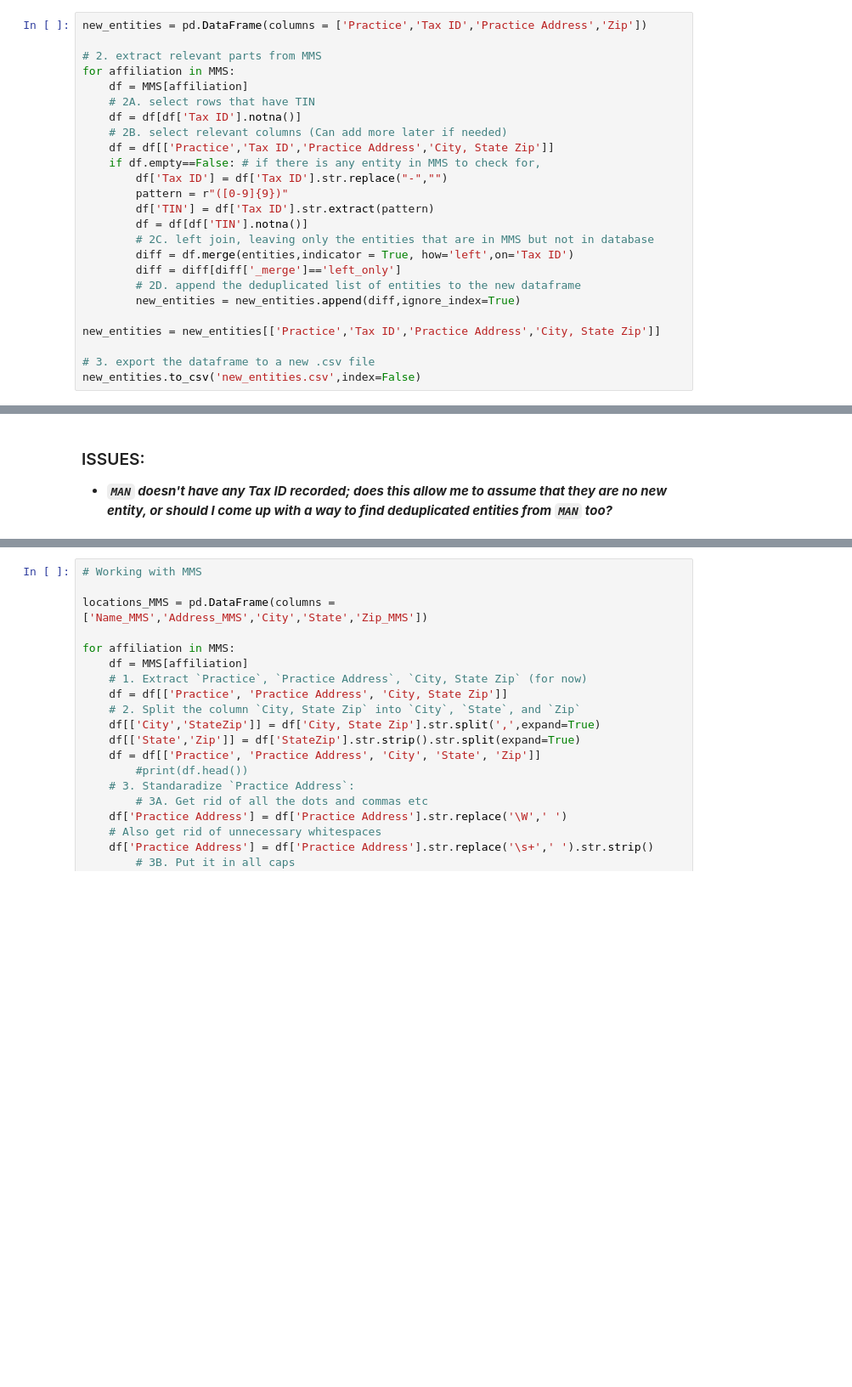
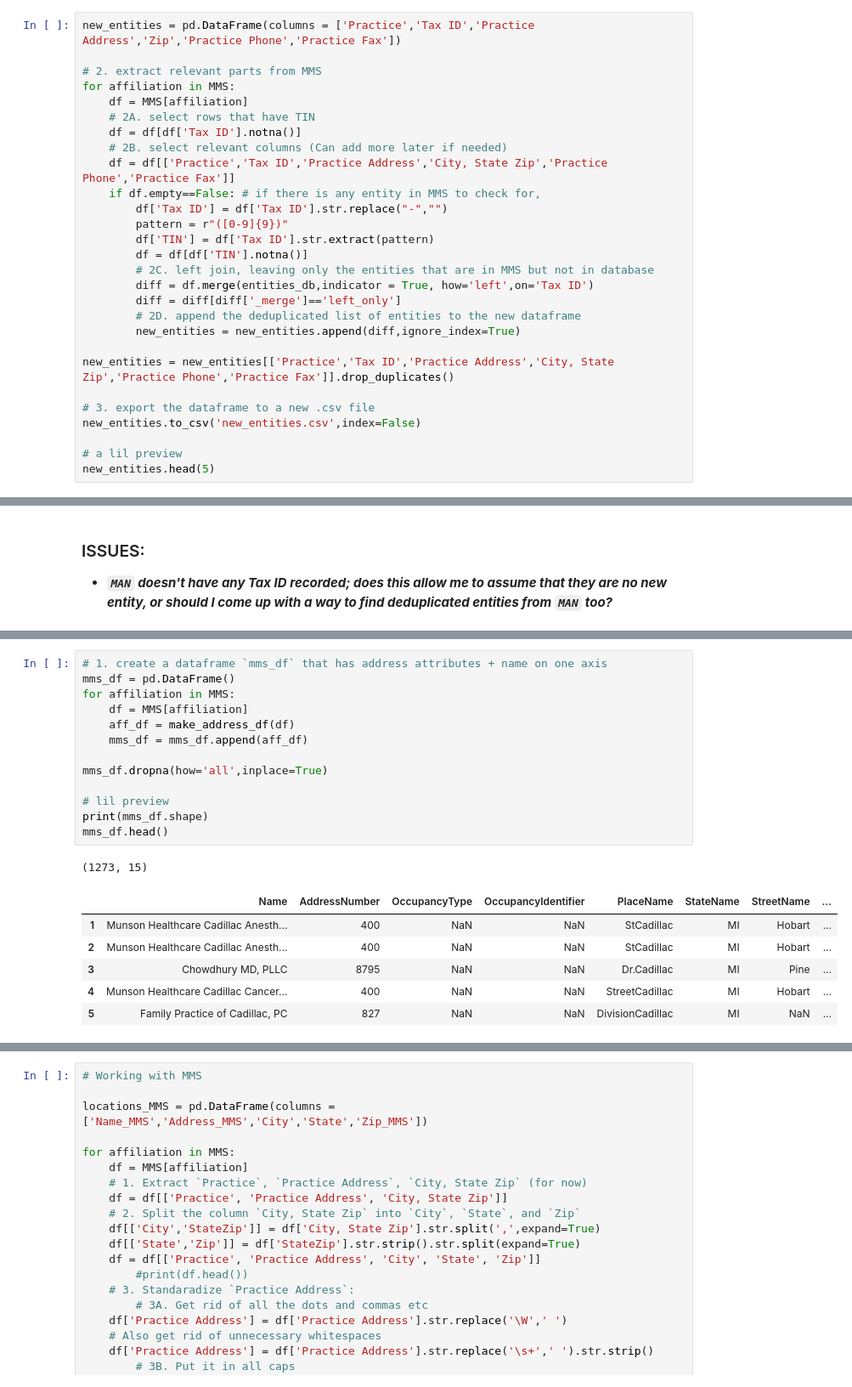
Before and after one commit to HyunminK/aiq, a Jupyter notebook: PHO Database Project.ipynb, the cells around one changed output, grey strips where cells are left out. Shown at 85% size. Drawn from its saved outputs; the diff is of its cells as text; blank space fills up the shorter version.

```diff
--- a/PHO Database Project.ipynb
+++ b/PHO Database Project.ipynb
@@ -99,7 +126,7 @@ entities.head()
 | 3 | Allergy and Asthma Specialists of... | 383588887 |
 | 4 | Andrew S. Riemer, DO PC | 383156438 |
 # %%
-new_entities = pd.DataFrame(columns = ['Practice','Tax ID','Practice Address','Zip'])
+new_entities = pd.DataFrame(columns = ['Practice','Tax ID','Practice Address','Zip','Practice Phone','Practice Fax'])
 
 # 2. extract relevant parts from MMS
 for affiliation in MMS:
@@ -107,19 +134,22 @@ for affiliation in MMS:
     # 2A. select rows that have TIN
     df = df[df['Tax ID'].notna()]
     # 2B. select relevant columns (Can add more later if needed)
-    df = df[['Practice','Tax ID','Practice Address','City, State Zip']]
+    df = df[['Practice','Tax ID','Practice Address','City, State Zip','Practice Phone','Practice Fax']]
     if df.empty==False: # if there is any entity in MMS to check for,
         df['Tax ID'] = df['Tax ID'].str.replace("-","")
         pattern = r"([0-9]{9})"
         df['TIN'] = df['Tax ID'].str.extract(pattern)
         df = df[df['TIN'].notna()]
         # 2C. left join, leaving only the entities that are in MMS but not in database
-        diff = df.merge(entities,indicator = True, how='left',on='Tax ID')
+        diff = df.merge(entities_db,indicator = True, how='left',on='Tax ID')
         diff = diff[diff['_merge']=='left_only']
         # 2D. append the deduplicated list of entities to the new dataframe
         new_entities = new_entities.append(diff,ignore_index=True)
 
-new_entities = new_entities[['Practice','Tax ID','Practice Address','City, State Zip']]
+new_entities = new_entities[['Practice','Tax ID','Practice Address','City, State Zip','Practice Phone','Practice Fax']].drop_duplicates()
 
 # 3. export the dataframe to a new .csv file
 new_entities.to_csv('new_entities.csv',index=False)
+
+# a lil preview
+new_entities.head(5)
@@ -129,0 +297,21 @@ new_entities.to_csv('new_entities.csv',index=False)
+# %%
+# 1. create a dataframe `mms_df` that has address attributes + name on one axis
+mms_df = pd.DataFrame()
+for affiliation in MMS:
+    df = MMS[affiliation]
+    aff_df = make_address_df(df)
+    mms_df = mms_df.append(aff_df)
+
+mms_df.dropna(how='all',inplace=True)
+
+# lil preview
+print(mms_df.shape)
+mms_df.head()
+# %% [output]
+(1273, 15)
+|  | Name | AddressNumber | OccupancyType | OccupancyIdentifier | PlaceName | StateName | StreetName | ... |
+| 1 | Munson Healthcare Cadillac Anesth... | 400 | NaN | NaN | StCadillac | MI | Hobart | ... |
+| 2 | Munson Healthcare Cadillac Anesth... | 400 | NaN | NaN | StCadillac | MI | Hobart | ... |
+| 3 | Chowdhury MD, PLLC | 8795 | NaN | NaN | Dr.Cadillac | MI | Pine | ... |
+| 4 | Munson Healthcare Cadillac Cancer... | 400 | NaN | NaN | StreetCadillac | MI | Hobart | ... |
+| 5 | Family Practice of Cadillac, PC | 827 | NaN | NaN | DivisionCadillac | MI | NaN | ... |
```
Also changed, not shown: parts of 22 cells of this notebook.
